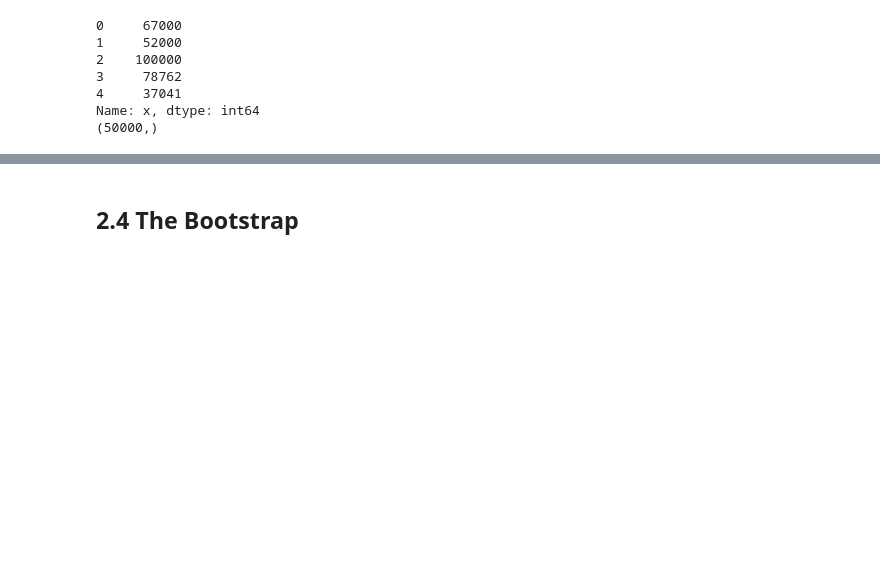
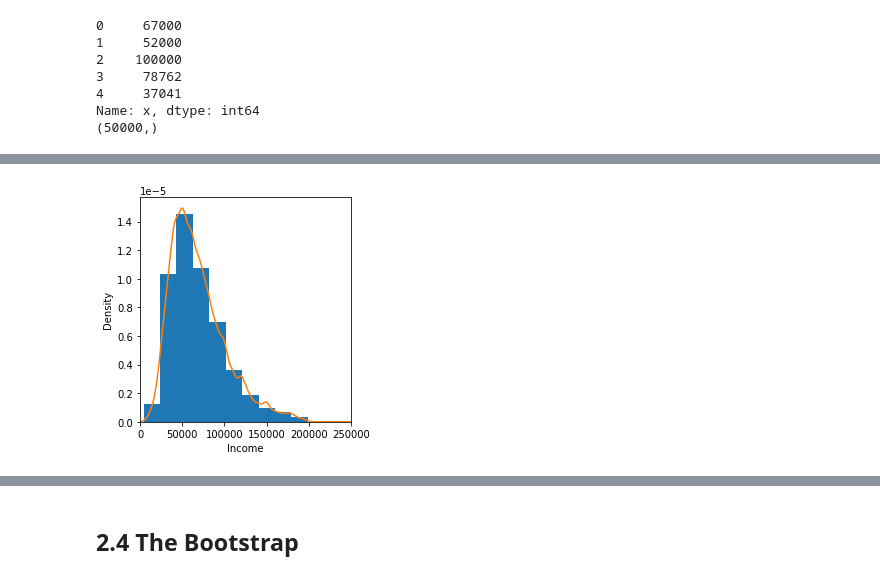
Before and after one commit to young-hwanlee/my-practical-statistics-for-data-scientists, a Jupyter notebook: Chapter_2_Data_and_Sampling_Distributions.ipynb, the cells around one changed output, grey strips where cells are left out. Saved outputs shown, nothing was run; the diff lists cells and outputs as text; code cells hidden in the pictures; blank space fills up the shorter version.

```diff
--- a/Chapter_2_Data_and_Sampling_Distributions.ipynb
+++ b/Chapter_2_Data_and_Sampling_Distributions.ipynb
@@ -84,0 +93,9 @@ Name: x, dtype: int64
+# %%
+ax = loans_income.plot.hist(density=True, xlim=[0, 250000], figsize=(4, 4))
+loans_income.plot.density(ax=ax)
+ax.set_xlabel('Income')
+
+plt.tight_layout()
+plt.show()
+# %% [output]
+[figure, added]
```
Also changed, not shown: parts of 31 cells of this notebook.
